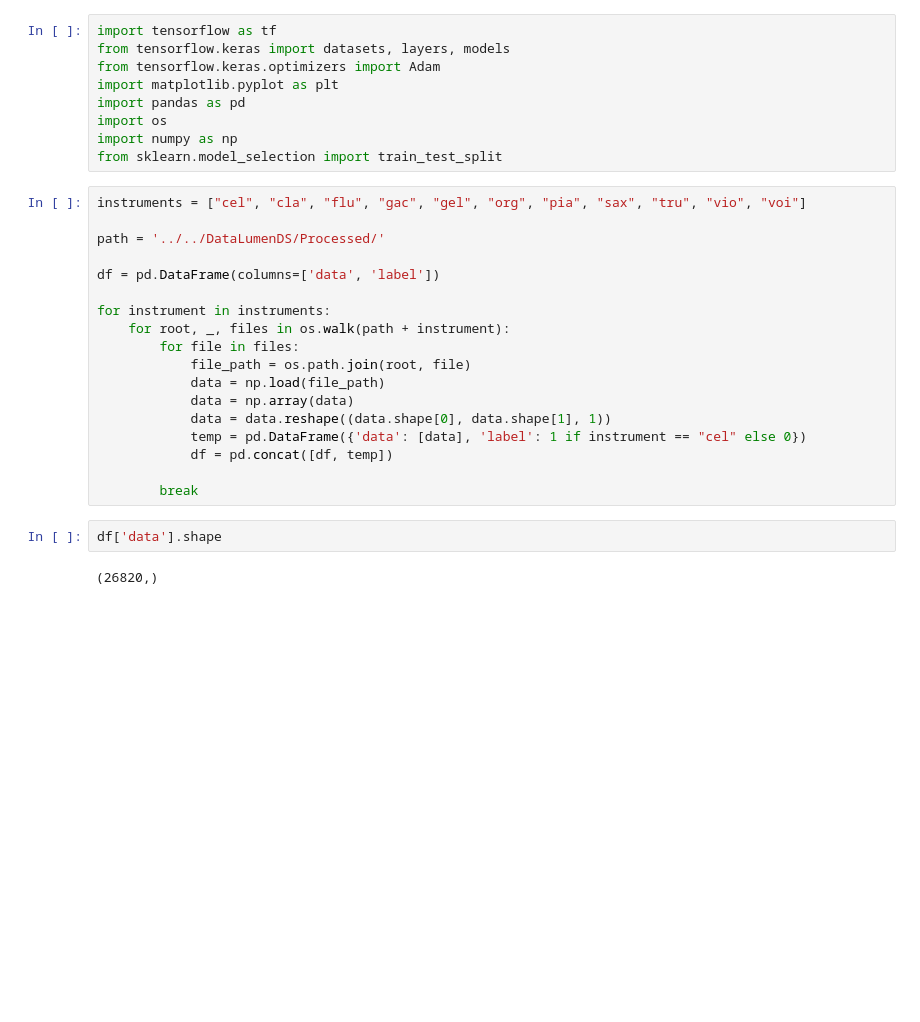
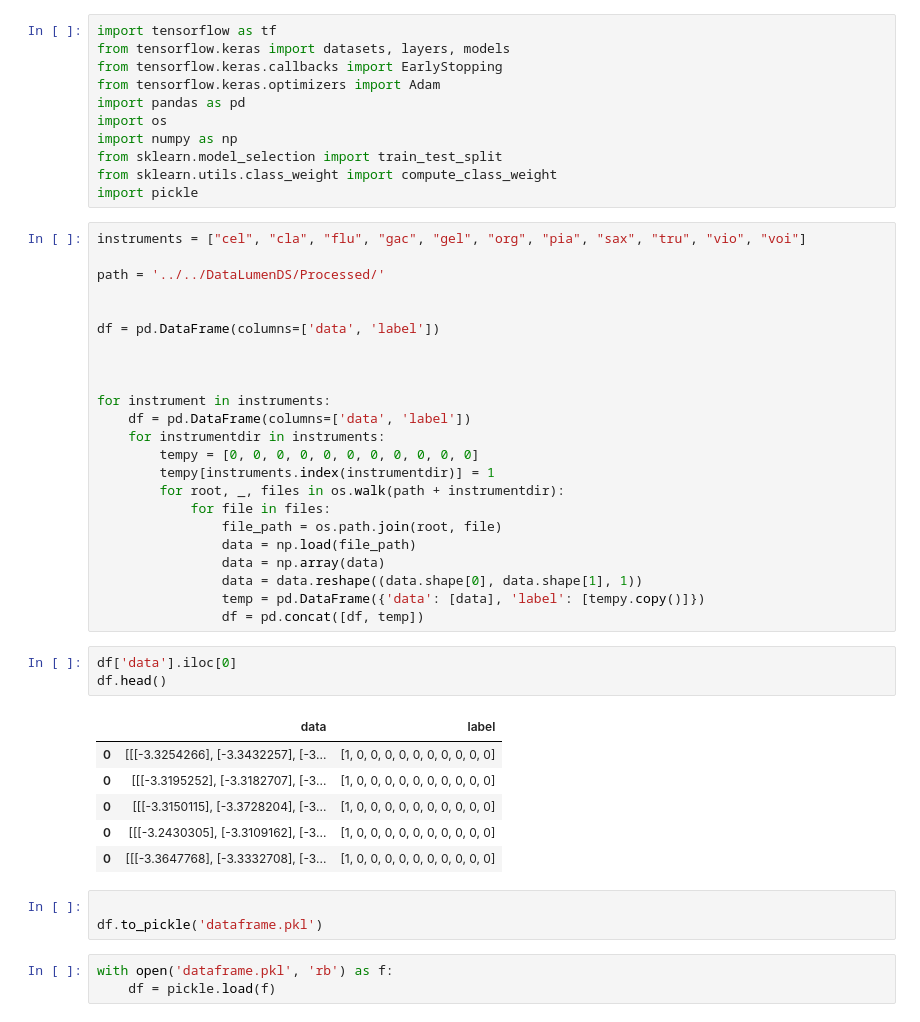
Before and after one commit to KarloBorovcak/Instrument_detection, a Jupyter notebook: model/test_model.ipynb, the cells around one changed output. Cells and saved outputs as stored; diff of their text form; blank space fills up the shorter version.

```diff
--- a/model/test_model.ipynb
+++ b/model/test_model.ipynb
@@ -1,31 +1,50 @@
 # %%
 import tensorflow as tf
 from tensorflow.keras import datasets, layers, models
+from tensorflow.keras.callbacks import EarlyStopping
 from tensorflow.keras.optimizers import Adam
-import matplotlib.pyplot as plt
 import pandas as pd
 import os
 import numpy as np
 from sklearn.model_selection import train_test_split
+from sklearn.utils.class_weight import compute_class_weight
+import pickle
 # %%
 instruments = ["cel", "cla", "flu", "gac", "gel", "org", "pia", "sax", "tru", "vio", "voi"]
 
 path = '../../DataLumenDS/Processed/'
 
+
 df = pd.DataFrame(columns=['data', 'label'])
 
+
+
 for instrument in instruments:
-    for root, _, files in os.walk(path + instrument):
-        for file in files:
-            file_path = os.path.join(root, file)
-            data = np.load(file_path)
-            data = np.array(data)
-            data = data.reshape((data.shape[0], data.shape[1], 1))
-            temp = pd.DataFrame({'data': [data], 'label': 1 if instrument == "cel" else 0})
-            df = pd.concat([df, temp])
-
-        break
+    df = pd.DataFrame(columns=['data', 'label'])
+    for instrumentdir in instruments:
+        tempy = [0, 0, 0, 0, 0, 0, 0, 0, 0, 0, 0]
+        tempy[instruments.index(instrumentdir)] = 1
+        for root, _, files in os.walk(path + instrumentdir):
+            for file in files:
+                file_path = os.path.join(root, file)
+                data = np.load(file_path)
+                data = np.array(data)
+                data = data.reshape((data.shape[0], data.shape[1], 1))
+                temp = pd.DataFrame({'data': [data], 'label': [tempy.copy()]})
+                df = pd.concat([df, temp])
-# %%
-df['data'].shape
-# %% [output]
-(26820,)
+# %%
+df['data'].iloc[0]
+df.head()
+# %% [output]
+|  | data | label |
+| 0 | [[[-3.3254266], [-3.3432257], [-3... | [1, 0, 0, 0, 0, 0, 0, 0, 0, 0, 0] |
+| 0 | [[[-3.3195252], [-3.3182707], [-3... | [1, 0, 0, 0, 0, 0, 0, 0, 0, 0, 0] |
+| 0 | [[[-3.3150115], [-3.3728204], [-3... | [1, 0, 0, 0, 0, 0, 0, 0, 0, 0, 0] |
+| 0 | [[[-3.2430305], [-3.3109162], [-3... | [1, 0, 0, 0, 0, 0, 0, 0, 0, 0, 0] |
+| 0 | [[[-3.3647768], [-3.3332708], [-3... | [1, 0, 0, 0, 0, 0, 0, 0, 0, 0, 0] |
+# %%
+
+df.to_pickle('dataframe.pkl')
+# %%
+with open('dataframe.pkl', 'rb') as f:
+    df = pickle.load(f)
```
Also changed, not shown: parts of 12 cells of this notebook, 6 other files.
